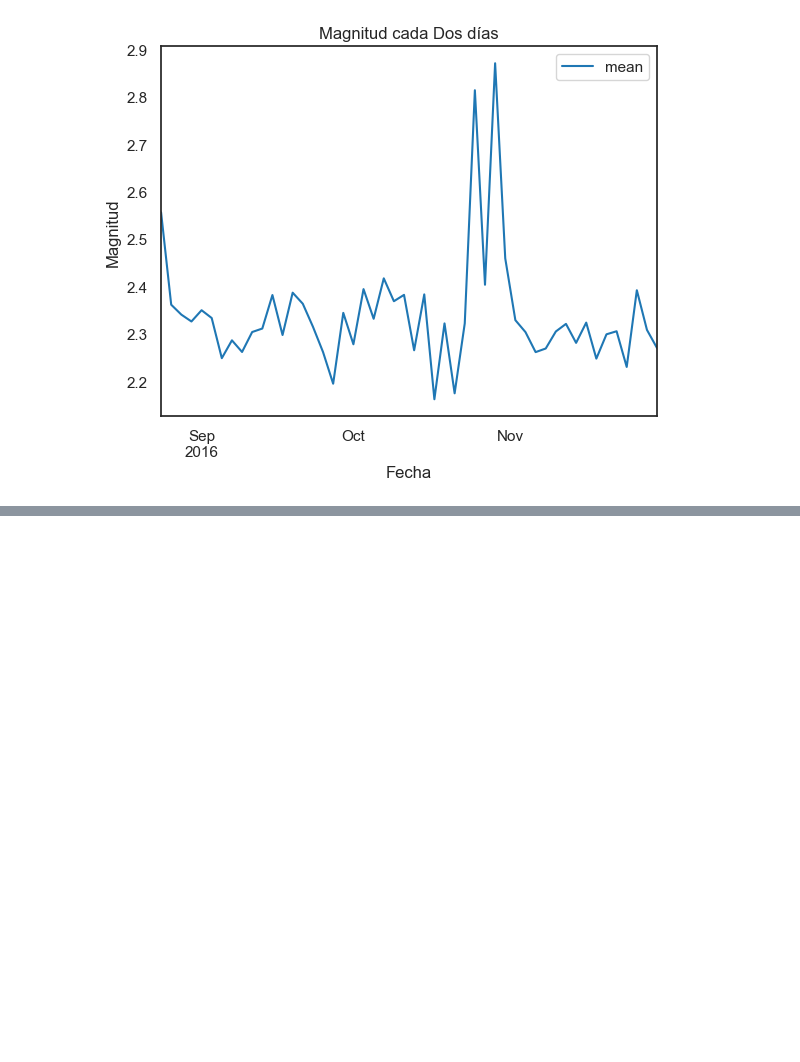
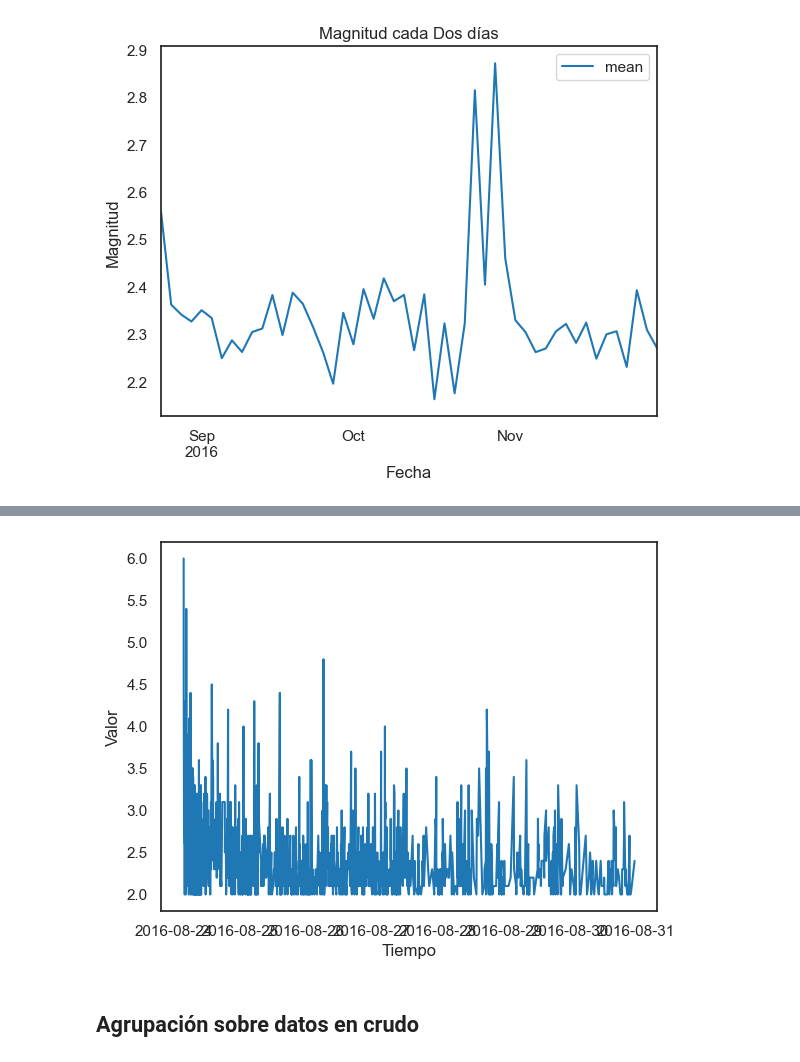
Before and after one commit to MrBloom911/SismicOperations, a Jupyter notebook: ProyectoComp2.ipynb, the cells around one changed output, grey strips where cells are left out. Cells and saved outputs as stored; diff of their text form; code cells hidden in the pictures; blank space fills up the shorter version.

```diff
--- a/ProyectoComp2.ipynb
+++ b/ProyectoComp2.ipynb
@@ -59,0 +98,17 @@ plt.savefig("SerieTiempo.png")
+# %%
+window_size = '7D'
+grouped = df.groupby(pd.Grouper(key='Time', freq=window_size))
+
+# Seleccionar una ventana específica (por ejemplo, la primera ventana)
+window_index = 0
+window_data = grouped.get_group(list(grouped.groups.keys())[window_index])
+
+# Desplegar la serie de tiempo de la ventana seleccionada
+plt.plot(window_data['Time'], window_data['Magnitude'])
+plt.xlabel('Tiempo')
+plt.ylabel('Valor')
+plt.show()
+# %% [output]
+[figure, added]
+# %% [markdown]
+## Agrupación sobre datos en crudo
```
Also changed, not shown: parts of 26 cells of this notebook, 1 other file.
